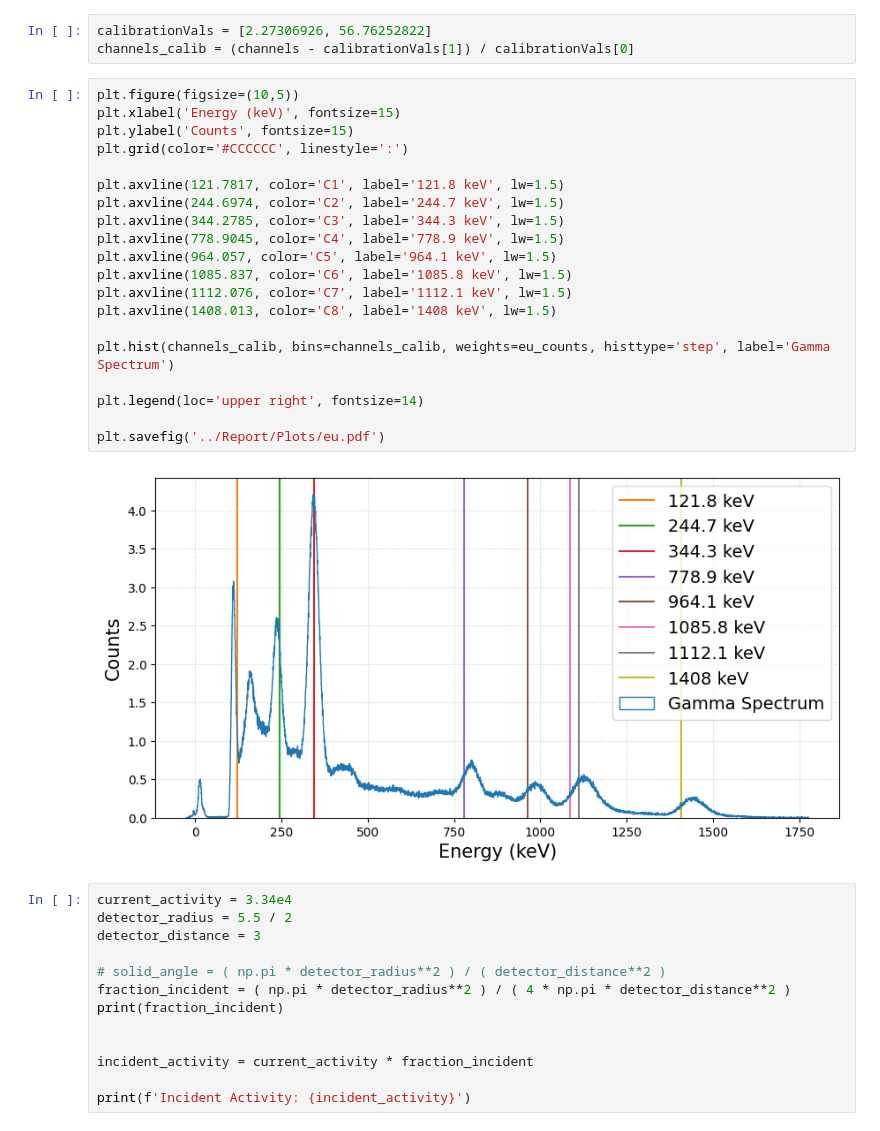
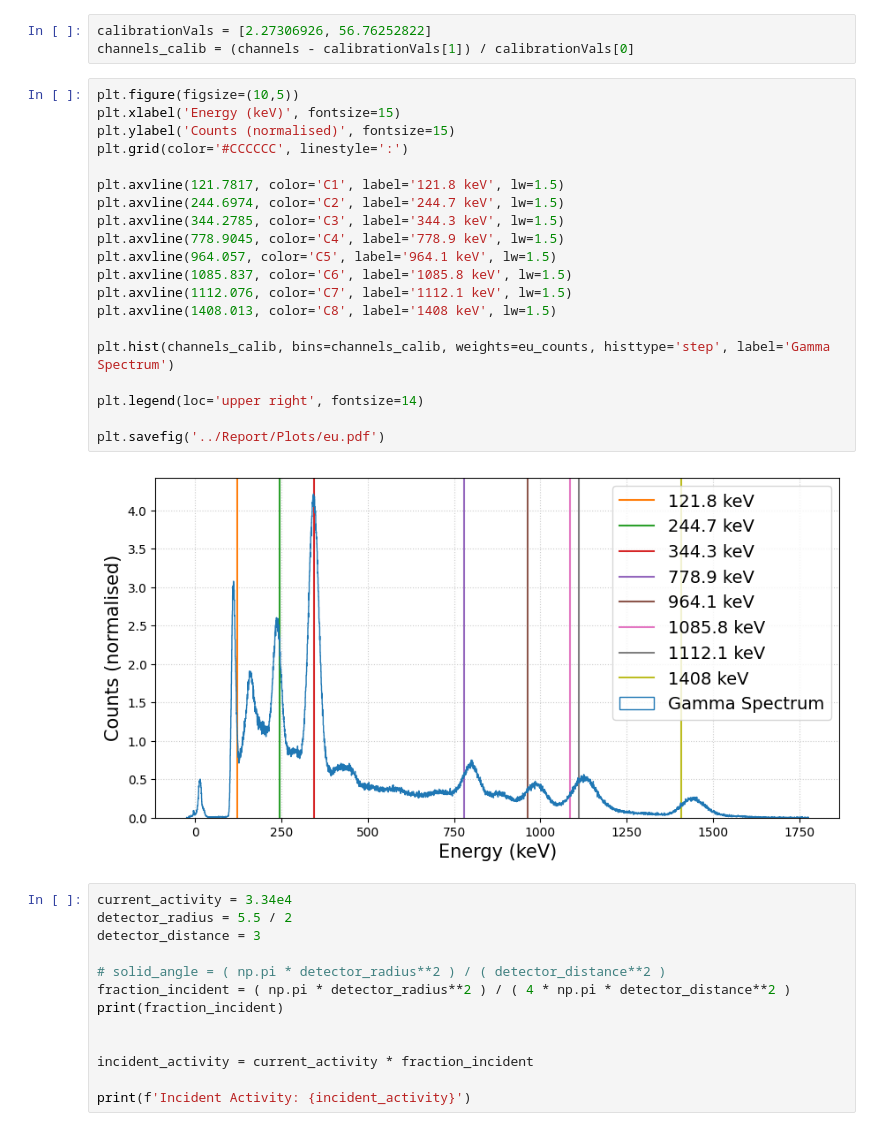
Before and after one commit to mkidson/Uni-Code, a Jupyter notebook: Honours/NP/Lab_2/152Eu/152Eu.ipynb, the cells around one changed output. Saved outputs shown, nothing was run; the diff lists cells and outputs as text.

```diff
--- a/Honours/NP/Lab_2/152Eu/152Eu.ipynb
+++ b/Honours/NP/Lab_2/152Eu/152Eu.ipynb
@@ -24,25 +24,25 @@ channels_calib = (channels - calibrationVals[1]) / calibrationVals[0]
 # %%
 plt.figure(figsize=(10,5))
 plt.xlabel('Energy (keV)', fontsize=15)
-plt.ylabel('Counts', fontsize=15)
+plt.ylabel('Counts (normalised)', fontsize=15)
 plt.grid(color='#CCCCCC', linestyle=':')
 
 plt.axvline(121.7817, color='C1', label='121.8 keV', lw=1.5)
 plt.axvline(244.6974, color='C2', label='244.7 keV', lw=1.5)
 plt.axvline(344.2785, color='C3', label='344.3 keV', lw=1.5)
 plt.axvline(778.9045, color='C4', label='778.9 keV', lw=1.5)
 plt.axvline(964.057, color='C5', label='964.1 keV', lw=1.5)
 plt.axvline(1085.837, color='C6', label='1085.8 keV', lw=1.5)
 plt.axvline(1112.076, color='C7', label='1112.1 keV', lw=1.5)
 plt.axvline(1408.013, color='C8', label='1408 keV', lw=1.5)
 
 plt.hist(channels_calib, bins=channels_calib, weights=eu_counts, histtype='step', label='Gamma Spectrum')
 
 plt.legend(loc='upper right', fontsize=14)
 
 plt.savefig('../Report/Plots/eu.pdf')
 # %% [output]
-[figure, old version]
+[figure, new version]
 # %%
 current_activity = 3.34e4
 detector_radius = 5.5 / 2
```
Also changed, not shown: 14 other files.
